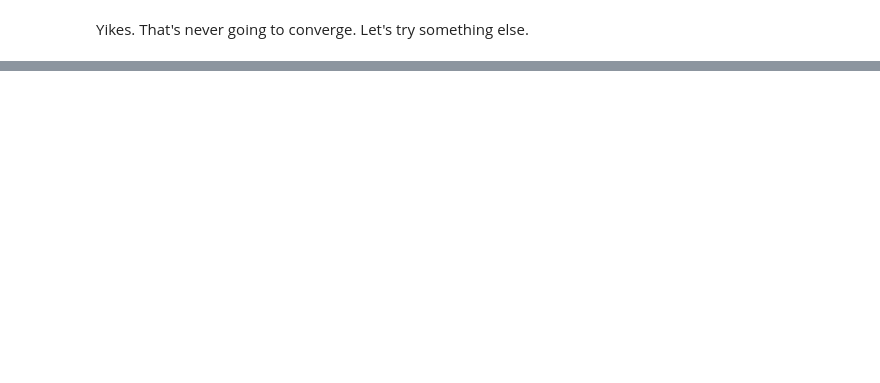
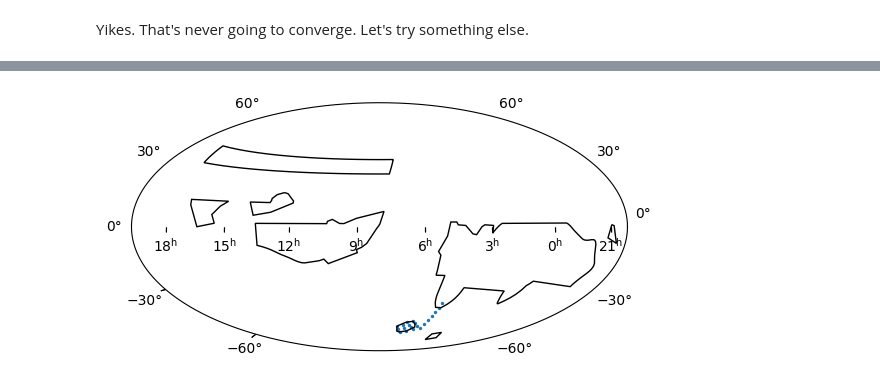
Before and after one commit to m4opt/uvex-scheduler, a Jupyter notebook: skyblocks.ipynb, the cells around one changed output, grey strips where cells are left out. Cells and saved outputs as stored; diff of their text form; code cells hidden in the pictures; blank space fills up the shorter version.

```diff
--- a/skyblocks.ipynb
+++ b/skyblocks.ipynb
@@ -435,0 +598,13 @@ plot_solution(solution);
+# %%
+fig = plt.figure()
+ax = fig.add_subplot(projection="astro aitoff", center="8h 0d")
+ax.scatter(
+    coords.ra.deg,
+    coords.dec.deg,
+    c=partition_graph_color(graph, initial_partition)[initial_partition],
+    s=2,
+    cmap="cool",
+    transform=ax.get_transform("world"),
+)
+for region in [*lmlz_wide_regions, *mc_regions]:
+    ax.add_patch(region.to_pixel(ax.wcs).as_artist(color="black"))
@@ -435,0 +787,30 @@ plot_solution(solution);
+# %%
+node_costs = graph.nodes(data="cost")
+source = max(graph.nodes, key=lambda node: node_costs[node])
+keep_nodes = list(
+    reversed(
+        list(
+            nx.dfs_postorder_nodes(
+                graph,
+                source=source,
+                sort_neighbors=lambda nodes: sorted(
+                    nodes, key=lambda node: -node_costs[node]
+                ),
+            )
+        )
+    )
+)[:20]
+# %%
+fig = plt.figure()
+ax = fig.add_subplot(projection="astro aitoff", center="8h 0d")
+ax.scatter(
+    coords[keep_nodes].ra.deg,
+    coords[keep_nodes].dec.deg,
+    s=2,
+    cmap="cool",
+    transform=ax.get_transform("world"),
+)
+for region in [*lmlz_wide_regions, *mc_regions]:
+    ax.add_patch(region.to_pixel(ax.wcs).as_artist(color="black"))
+# %% [output]
+[figure, added]
```
Also changed, not shown: parts of 18 cells of this notebook.
